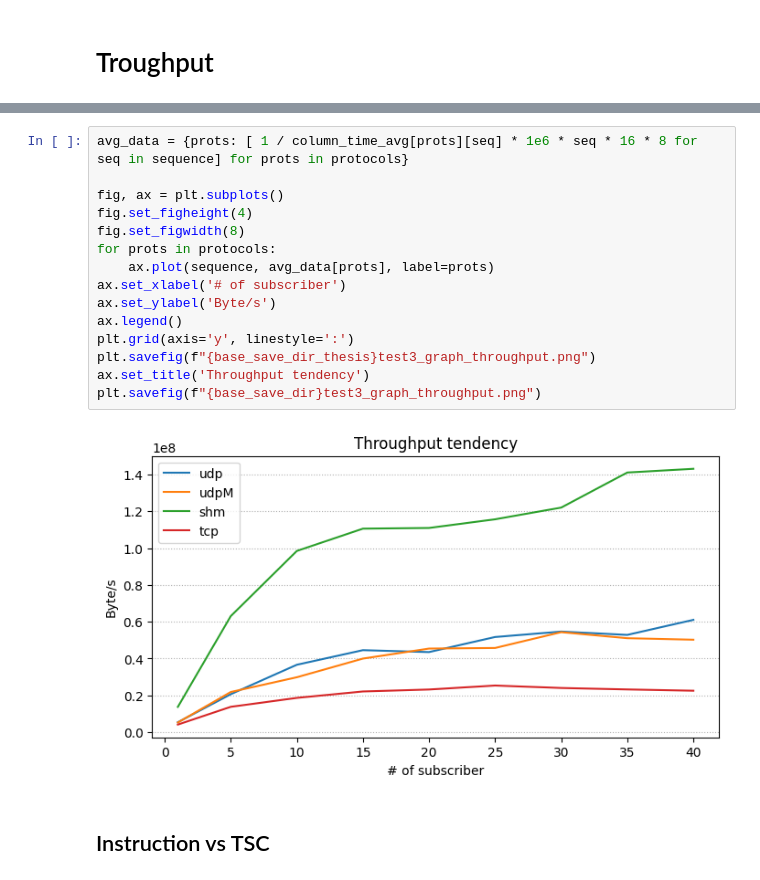
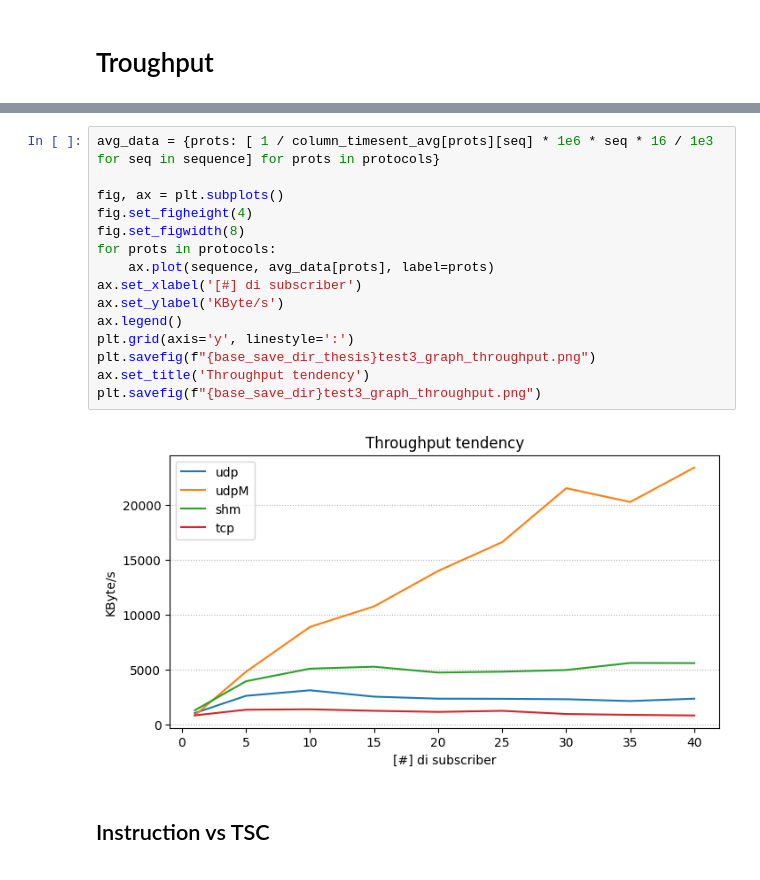
Before and after one commit to madella/tesiM, a Jupyter notebook: cineca/d_proc_troughput.ipynb, the cells around one changed output, grey strips where cells are left out. Cells and saved outputs as stored; diff of their text form.

```diff
--- a/cineca/d_proc_troughput.ipynb
+++ b/cineca/d_proc_troughput.ipynb
@@ -309,20 +359,20 @@ plt.show()
 # %%
-avg_data = {prots: [ 1 / column_time_avg[prots][seq] * 1e6 * seq * 16 * 8 for seq in sequence] for prots in protocols}
+avg_data = {prots: [ 1 / column_timesent_avg[prots][seq] * 1e6 * seq * 16 / 1e3 for seq in sequence] for prots in protocols}
 
 fig, ax = plt.subplots()
 fig.set_figheight(4)
 fig.set_figwidth(8)
 for prots in protocols:
     ax.plot(sequence, avg_data[prots], label=prots)
-ax.set_xlabel('# of subscriber')
-ax.set_ylabel('Byte/s')
+ax.set_xlabel('[#] di subscriber')
+ax.set_ylabel('KByte/s')
 ax.legend()
 plt.grid(axis='y', linestyle=':')
 plt.savefig(f"{base_save_dir_thesis}test3_graph_throughput.png")
 ax.set_title('Throughput tendency')
 plt.savefig(f"{base_save_dir}test3_graph_throughput.png")
 # %% [output]
-[figure, old version]
+[figure, new version]
 # %% [markdown]
 ## Instruction vs TSC
 # %%
```
Also changed, not shown: parts of 14 cells of this notebook, 48 other files.
